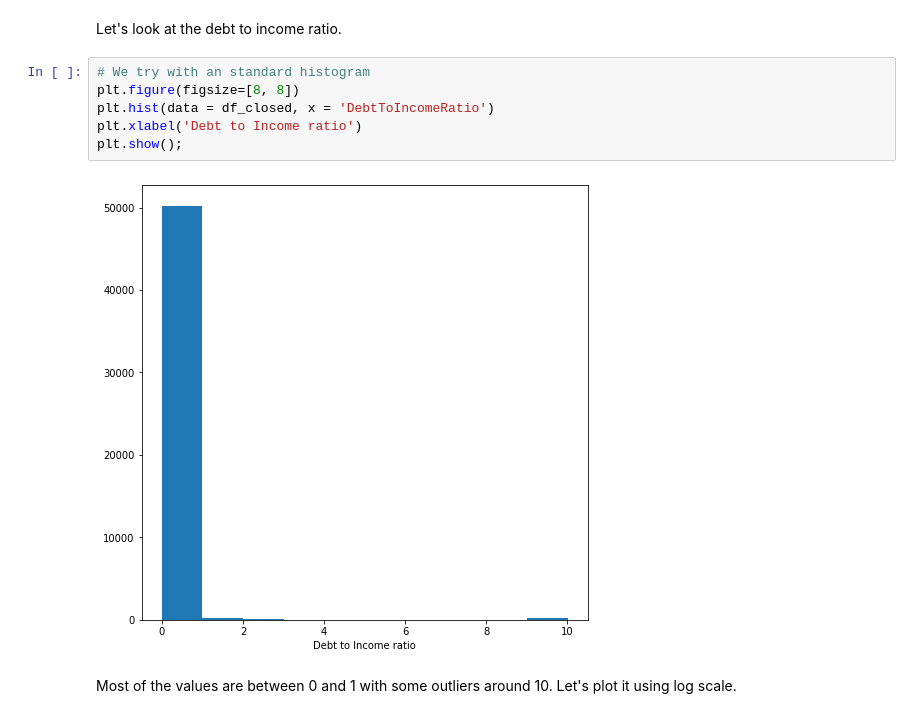
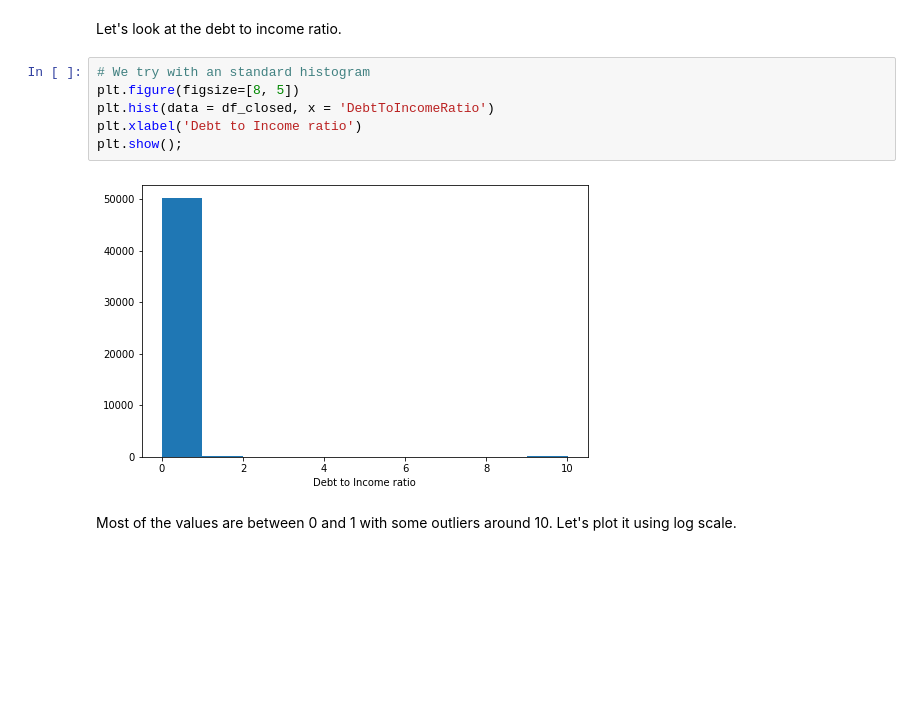
Before and after one commit to eduardoburgoa/prosper-loan, a Jupyter notebook: prosperLoanData_exploration.ipynb, the cells around one changed output. Saved outputs shown, nothing was run; the diff lists cells and outputs as text; blank space fills up the shorter version.

```diff
--- a/prosperLoanData_exploration.ipynb
+++ b/prosperLoanData_exploration.ipynb
@@ -290,12 +289,12 @@ plt.show()
 Let's look at the debt to income ratio.
 # %%
 # We try with an standard histogram
-plt.figure(figsize=[8, 8])
+plt.figure(figsize=[8, 5])
 plt.hist(data = df_closed, x = 'DebtToIncomeRatio')
 plt.xlabel('Debt to Income ratio')
 plt.show();
 # %% [output]
-[figure, old version]
+[figure, new version]
 # %% [markdown]
 Most of the values are between 0 and 1 with some outliers around 10. Let's plot it using log scale.
 # %%
```
Also changed, not shown: parts of 12 cells of this notebook, 1 other file.
